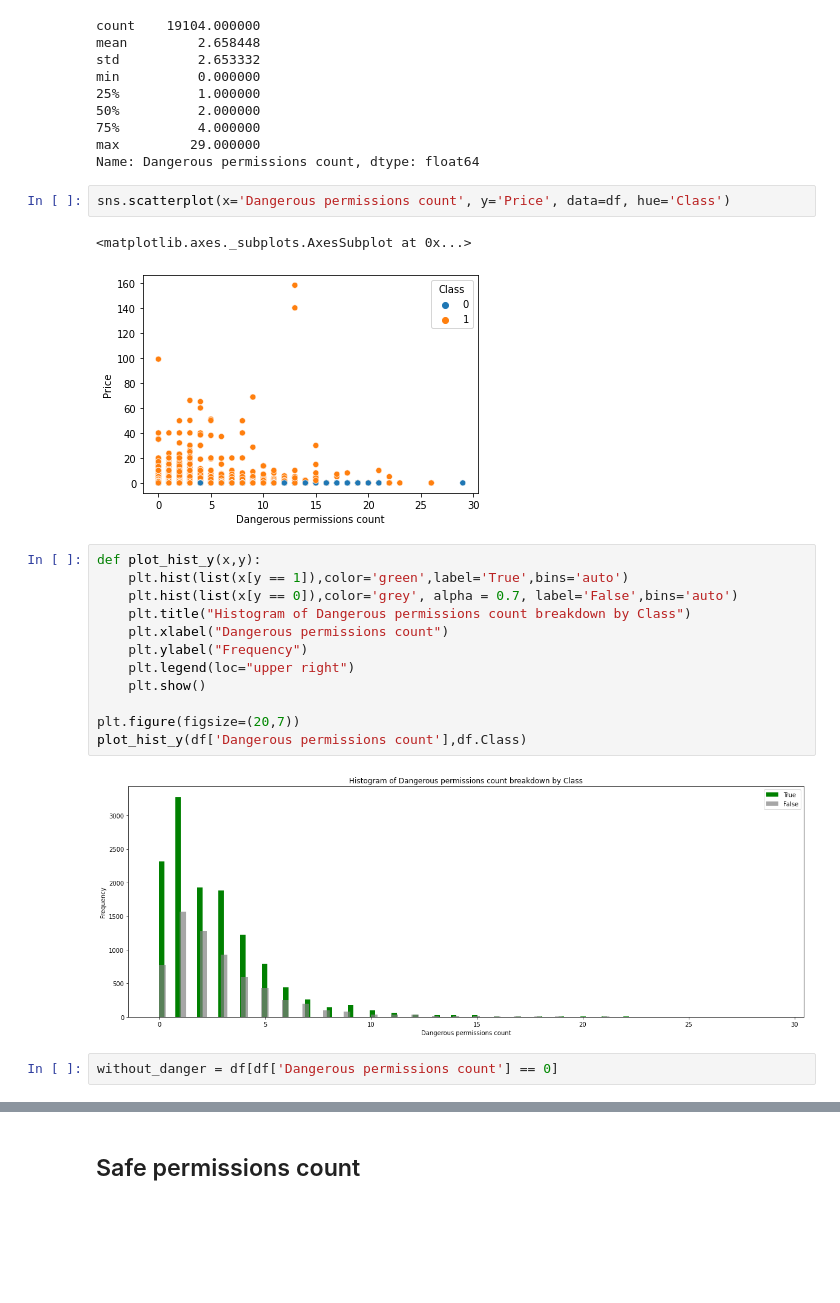
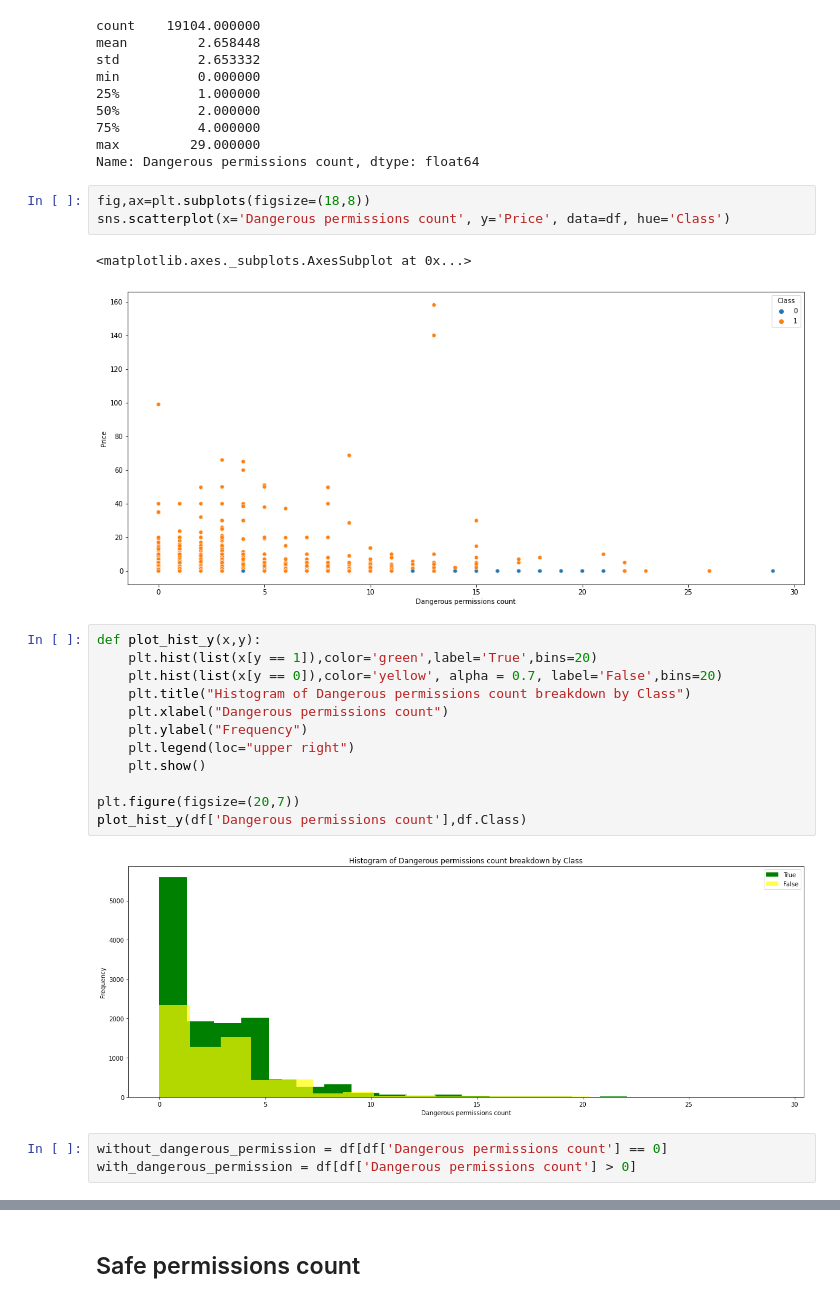
Before and after one commit to arunav93/Capstone-Project---Andriod-Authenticity-Prediction, a Jupyter notebook: ANDRIOD_AUTHENTICITY_PREDICTION.ipynb, the cells around one changed output, grey strips where cells are left out. Saved outputs shown, nothing was run; the diff lists cells and outputs as text; blank space fills up the shorter version.

```diff
--- a/ANDRIOD_AUTHENTICITY_PREDICTION.ipynb
+++ b/ANDRIOD_AUTHENTICITY_PREDICTION.ipynb
@@ -1021,14 +1025,15 @@ min          0.000000
 max         29.000000
 Name: Dangerous permissions count, dtype: float64
 # %%
+fig,ax=plt.subplots(figsize=(18,8))
 sns.scatterplot(x='Dangerous permissions count', y='Price', data=df, hue='Class')
 # %% [output]
 <matplotlib.axes._subplots.AxesSubplot at 0x...>
-[figure, old version]
+[figure, new version]
 # %%
 def plot_hist_y(x,y):
-    plt.hist(list(x[y == 1]),color='green',label='True',bins='auto')
-    plt.hist(list(x[y == 0]),color='grey', alpha = 0.7, label='False',bins='auto')
+    plt.hist(list(x[y == 1]),color='green',label='True',bins=20)
+    plt.hist(list(x[y == 0]),color='yellow', alpha = 0.7, label='False',bins=20)
     plt.title("Histogram of Dangerous permissions count breakdown by Class")
     plt.xlabel("Dangerous permissions count")
     plt.ylabel("Frequency")
@@ -1038,7 +1043,8 @@ def plot_hist_y(x,y):
 plt.figure(figsize=(20,7))
 plot_hist_y(df['Dangerous permissions count'],df.Class)
 # %% [output]
-[figure, old version]
+[figure, new version]
 # %%
-without_danger = df[df['Dangerous permissions count'] == 0]
+without_dangerous_permission = df[df['Dangerous permissions count'] == 0]
+with_dangerous_permission = df[df['Dangerous permissions count'] > 0]
 # %%
```
Also changed, not shown: parts of 96 cells of this notebook.
